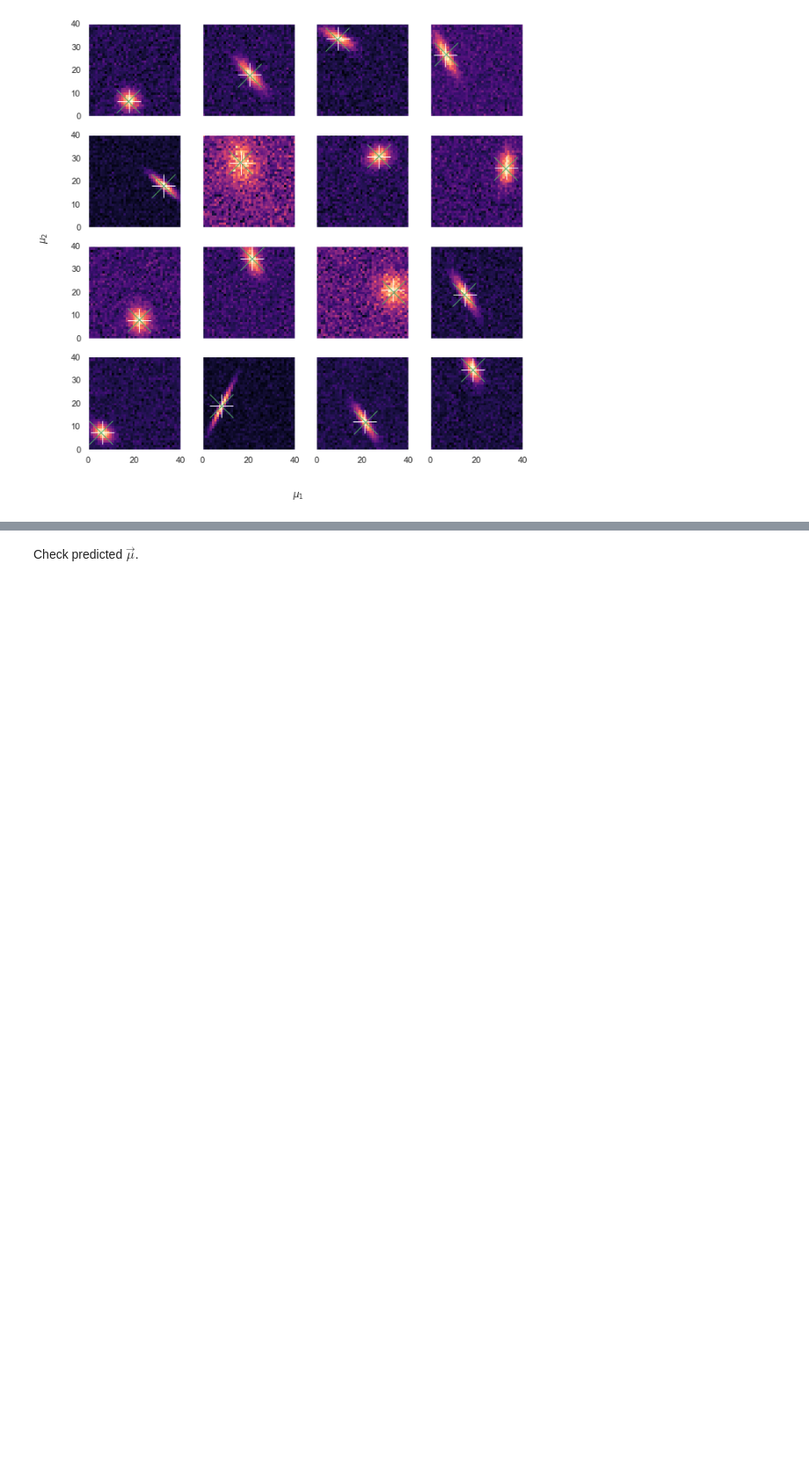
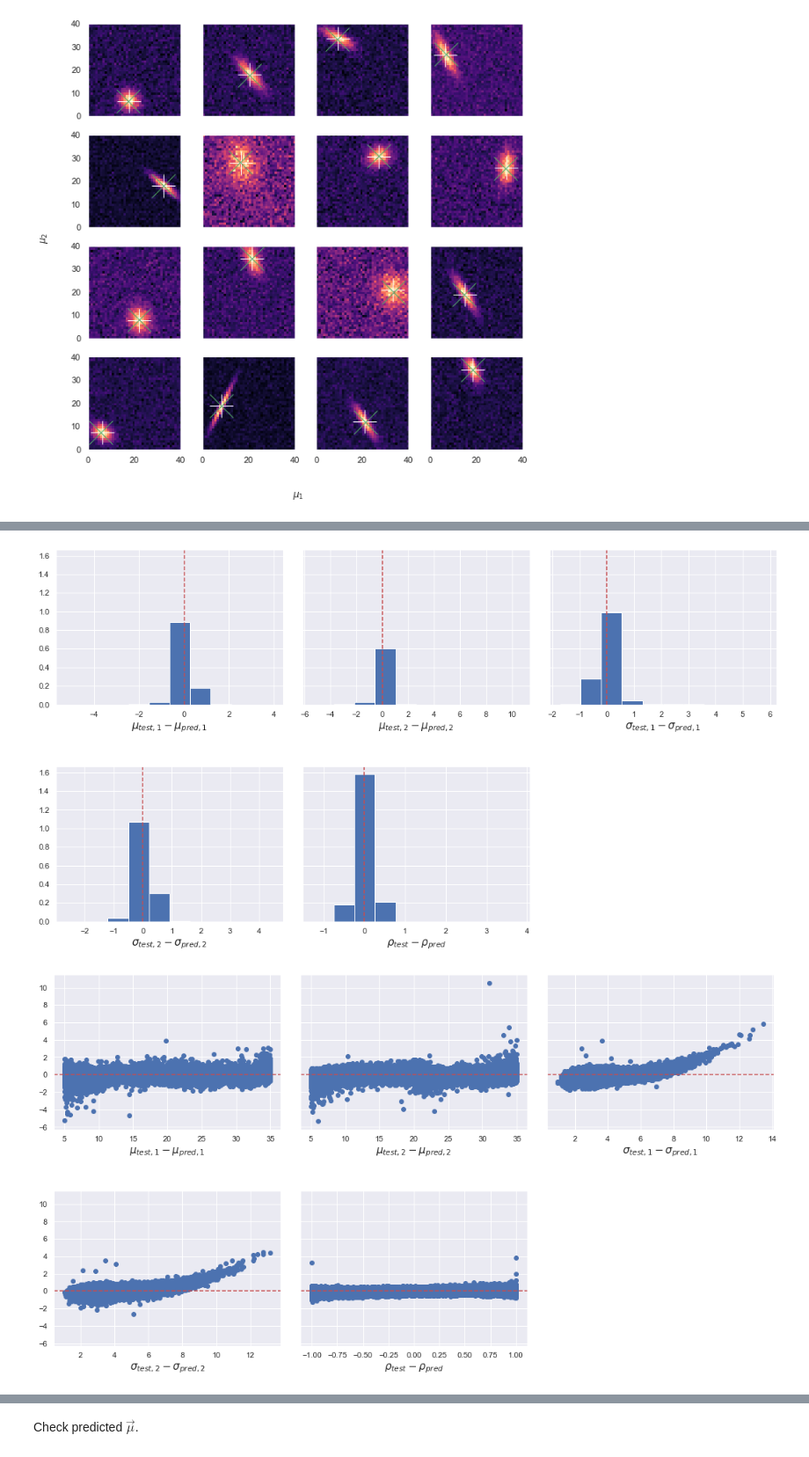
Before and after one commit to andyyPark/DESI-GMMModel, a Jupyter notebook: GMM.ipynb, the cells around one changed output, grey strips where cells are left out. Shown at 88% size. Drawn from its saved outputs; the diff is of its cells as text; code cells hidden in the pictures; blank space fills up the shorter version.

```diff
--- a/GMM.ipynb
+++ b/GMM.ipynb
@@ -350,0 +361,7 @@ EPOCH   200: TRAIN 0.07786 TEST 0.10408
+# %%
+plot_histogram(y_test.numpy(), y_pred.numpy())
+plot_scatter(y_test.numpy(), y_pred.numpy())
+plot_multiple_data(x_test.numpy(), y_test.numpy(), y_pred.numpy())
+# %% [output]
+[figure, added]
+[figure, added]
```
Also changed, not shown: parts of 10 cells of this notebook.
